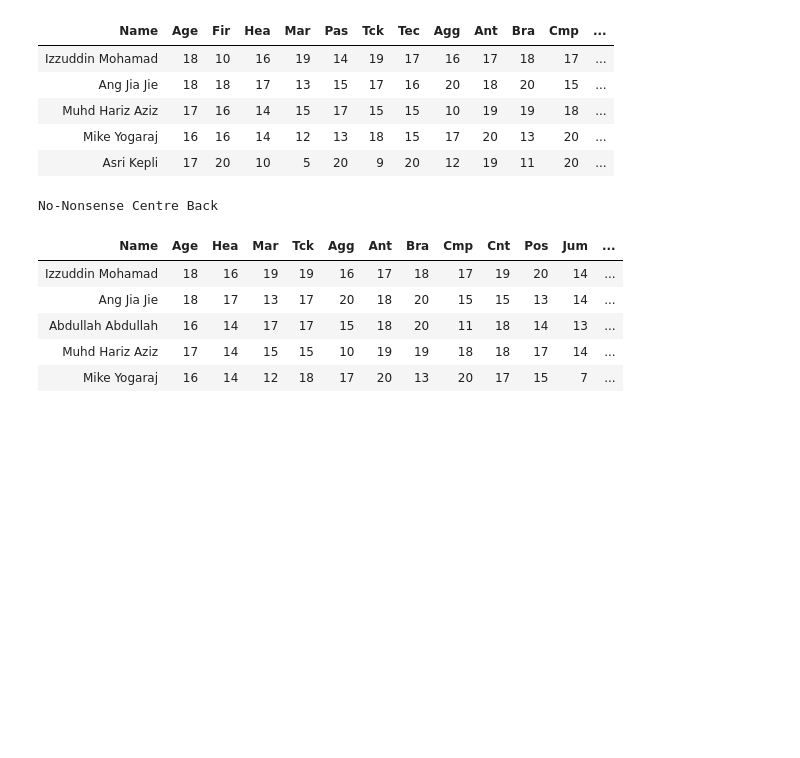
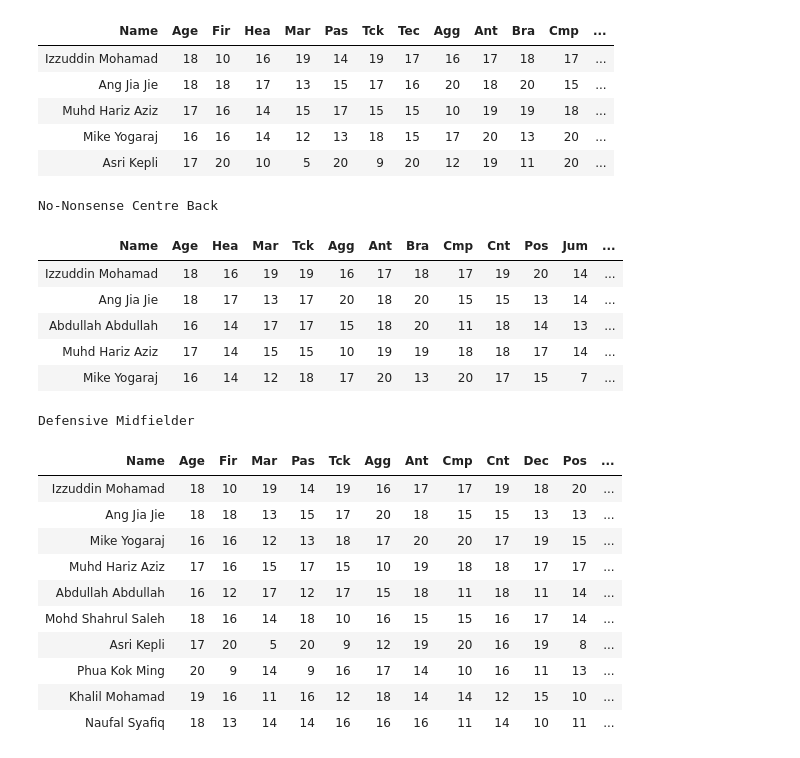
Before and after one commit to GarethSRGKZY/Football_Manager, a Jupyter notebook: fm24_attributes.ipynb, the cells around one changed output. Saved outputs shown, nothing was run; the diff lists cells and outputs as text; code cells hidden in the pictures; blank space fills up the shorter version.

```diff
--- a/fm24_attributes.ipynb
+++ b/fm24_attributes.ipynb
@@ -240,3 +240,21 @@ No-Nonsense Centre Back
 | Abdullah Abdullah | 16 | 14 | 17 | 17 | 15 | 18 | 20 | 11 | 18 | 14 | 13 | ... |
 | Muhd Hariz Aziz | 17 | 14 | 15 | 15 | 10 | 19 | 19 | 18 | 18 | 17 | 14 | ... |
 | Mike Yogaraj | 16 | 14 | 12 | 18 | 17 | 20 | 13 | 20 | 17 | 15 | 7 | ... |
+# %%
+print("Defensive Midfielder")
+sorted_dm = defensive_midfielder.sort_values(by='Defensive Midfielder', ascending=False)
+sorted_dm.head(10).style.hide(axis='index')\
+    .background_gradient(cmap='GnBu')
+# %% [output]
+Defensive Midfielder
+| Name | Age | Fir | Mar | Pas | Tck | Agg | Ant | Cmp | Cnt | Dec | Pos | ... |
+| Izzuddin Mohamad | 18 | 10 | 19 | 14 | 19 | 16 | 17 | 17 | 19 | 18 | 20 | ... |
+| Ang Jia Jie | 18 | 18 | 13 | 15 | 17 | 20 | 18 | 15 | 15 | 13 | 13 | ... |
+| Mike Yogaraj | 16 | 16 | 12 | 13 | 18 | 17 | 20 | 20 | 17 | 19 | 15 | ... |
+| Muhd Hariz Aziz | 17 | 16 | 15 | 17 | 15 | 10 | 19 | 18 | 18 | 17 | 17 | ... |
+| Abdullah Abdullah | 16 | 12 | 17 | 12 | 17 | 15 | 18 | 11 | 18 | 11 | 14 | ... |
+| Mohd Shahrul Saleh | 18 | 16 | 14 | 18 | 10 | 16 | 15 | 15 | 16 | 17 | 14 | ... |
+| Asri Kepli | 17 | 20 | 5 | 20 | 9 | 12 | 19 | 20 | 16 | 19 | 8 | ... |
+| Phua Kok Ming | 20 | 9 | 14 | 9 | 16 | 17 | 14 | 10 | 16 | 11 | 13 | ... |
+| Khalil Mohamad | 19 | 16 | 11 | 16 | 12 | 18 | 14 | 14 | 12 | 15 | 10 | ... |
+| Naufal Syafiq | 18 | 13 | 14 | 14 | 16 | 16 | 16 | 11 | 14 | 10 | 11 | ... |
```
Also changed, not shown: parts of 6 cells of this notebook, 1 other file.
